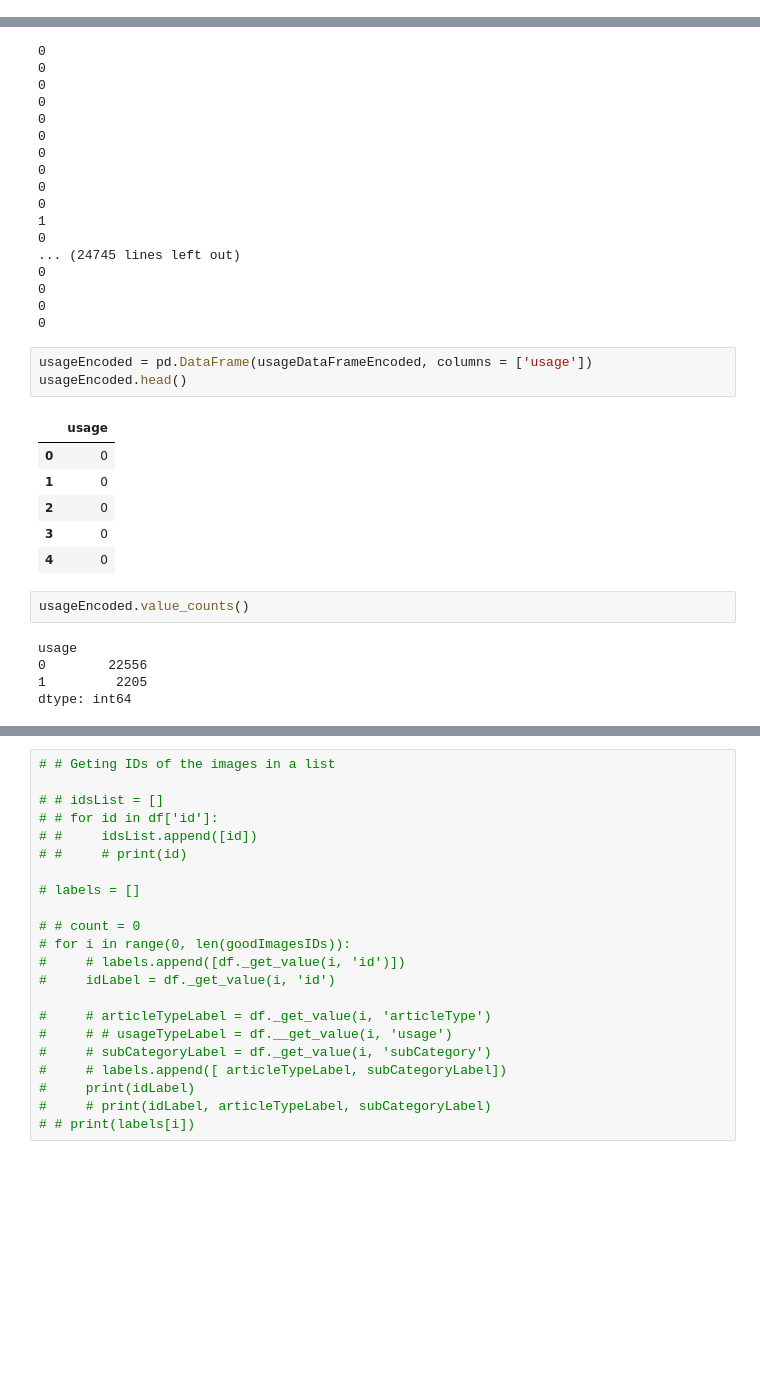
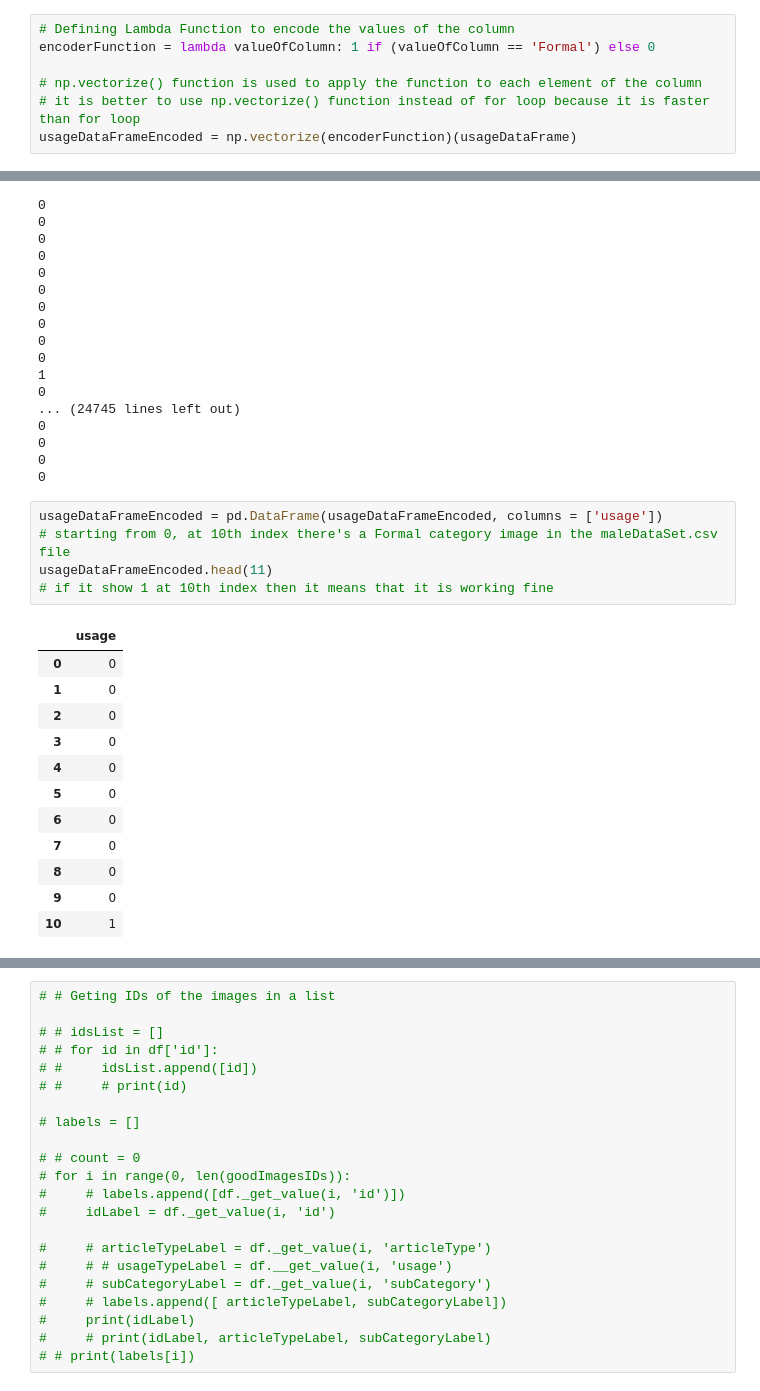
Before and after one commit to Haroon-Zafar/Flattening-the-Image-into-1-D-array, a Jupyter notebook: noteBook.ipynb, the cells around one changed output, grey strips where cells are left out. Drawn from its saved outputs; the diff is of its cells as text; blank space fills up the shorter version.

```diff
--- a/noteBook.ipynb
+++ b/noteBook.ipynb
@@ -240,3 +194,10 @@ usageDataFrameEncoded = np.vectorize(encoderFunction)(usageDataFrame)
+# %%
+# Defining Lambda Function to encode the values of the column
+encoderFunction = lambda valueOfColumn: 1 if (valueOfColumn == 'Formal') else 0
+
+# np.vectorize() function is used to apply the function to each element of the column
+# it is better to use np.vectorize() function instead of for loop because it is faster than for loop
+usageDataFrameEncoded = np.vectorize(encoderFunction)(usageDataFrame)
 # %%
 for i in usageDataFrameEncoded:
     print(i)
@@ -258,20 +219,21 @@ for i in usageDataFrameEncoded:
 0
 0
 0
-# %%
-usageEncoded = pd.DataFrame(usageDataFrameEncoded, columns = ['usage'])
-usageEncoded.head()
-# %% [output]
-|  | usage |
-| 0 | 0 |
-| 1 | 0 |
-| 2 | 0 |
-| 3 | 0 |
-| 4 | 0 |
-# %%
-usageEncoded.value_counts()
-# %% [output]
-usage
-0        22556
-1         2205
-dtype: int64
+# %%
+usageDataFrameEncoded = pd.DataFrame(usageDataFrameEncoded, columns = ['usage'])
+# starting from 0, at 10th index there's a Formal category image in the maleDataSet.csv file
+usageDataFrameEncoded.head(11)
+# if it show 1 at 10th index then it means that it is working fine
+# %% [output]
+|  | usage |
+| 0 | 0 |
+| 1 | 0 |
+| 2 | 0 |
+| 3 | 0 |
+| 4 | 0 |
+| 5 | 0 |
+| 6 | 0 |
+| 7 | 0 |
+| 8 | 0 |
+| 9 | 0 |
+| 10 | 1 |
```
Also changed, not shown: parts of 6 cells of this notebook, 1 other file.
